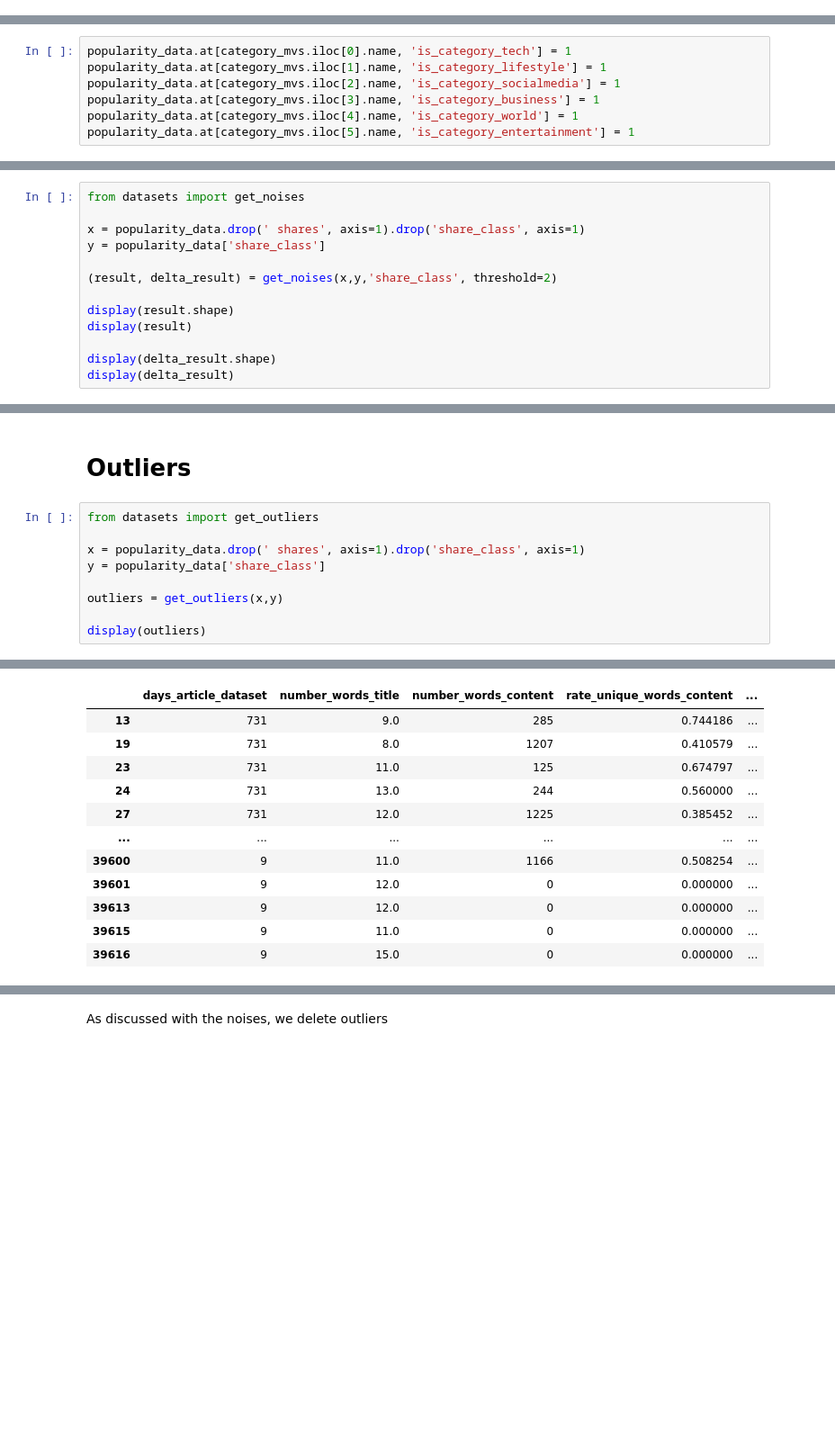
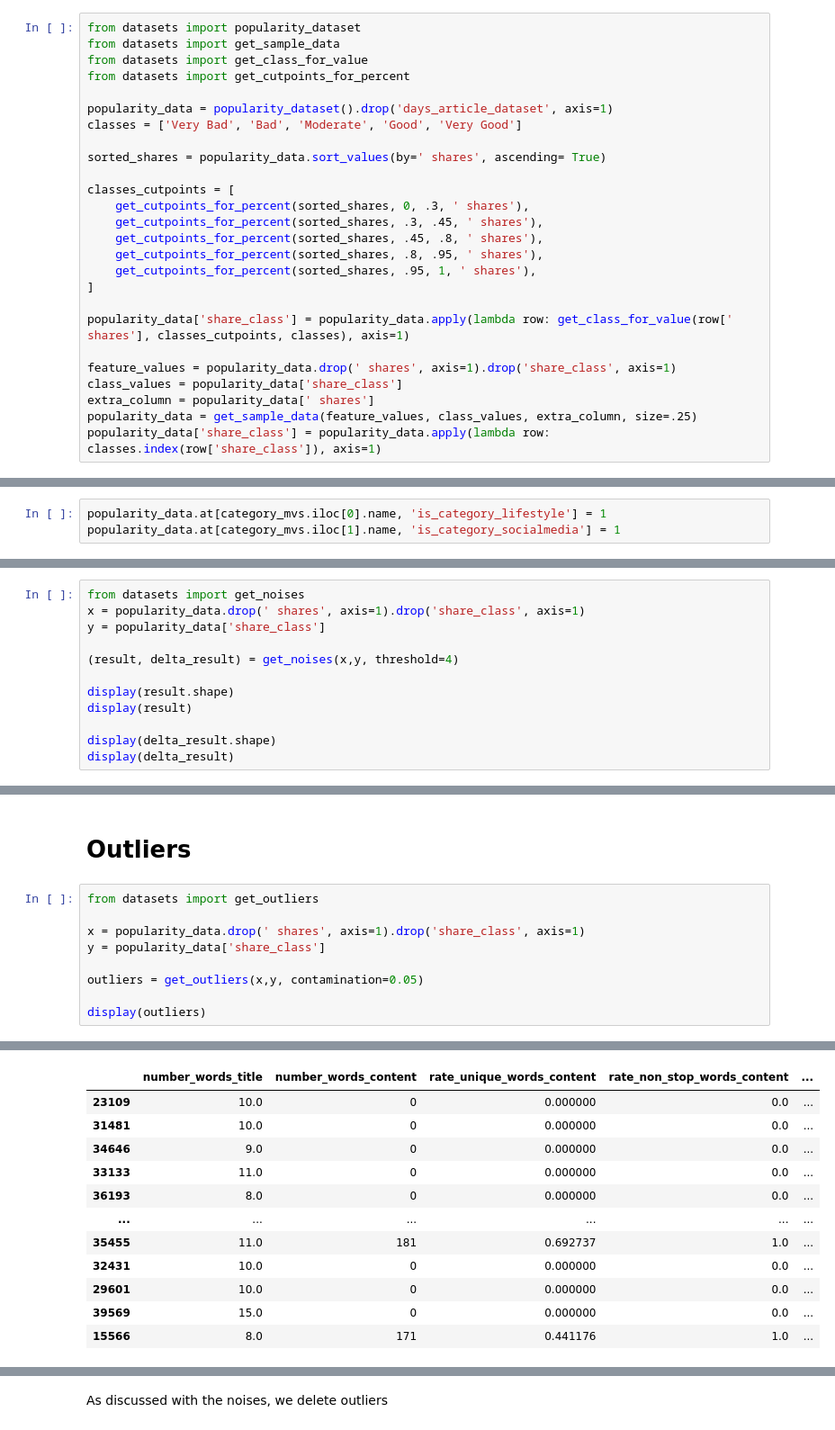
Before and after one commit to proohit/trends-in-ds-team1, a Jupyter notebook: onp_preprocessing.ipynb, the cells around one changed output, grey strips where cells are left out. Shown: that part at 90% size. Drawn from its saved outputs; the diff is of its cells as text; blank space fills up the shorter version.

Commit message:
adapt outlier, noises to new sample, fix errors

```diff
--- a/onp_preprocessing.ipynb
+++ b/onp_preprocessing.ipynb
@@ -7,3 +1,29 @@ popularity_data = popularity_dataset().drop('days_article_dataset', axis=1)
+# %%
+from datasets import popularity_dataset
+from datasets import get_sample_data
+from datasets import get_class_for_value
+from datasets import get_cutpoints_for_percent
+
+popularity_data = popularity_dataset().drop('days_article_dataset', axis=1)
+classes = ['Very Bad', 'Bad', 'Moderate', 'Good', 'Very Good']
+
+sorted_shares = popularity_data.sort_values(by=' shares', ascending= True)
+
+classes_cutpoints = [
+    get_cutpoints_for_percent(sorted_shares, 0, .3, ' shares'),
+    get_cutpoints_for_percent(sorted_shares, .3, .45, ' shares'),
+    get_cutpoints_for_percent(sorted_shares, .45, .8, ' shares'),
+    get_cutpoints_for_percent(sorted_shares, .8, .95, ' shares'),
+    get_cutpoints_for_percent(sorted_shares, .95, 1, ' shares'),
+]
+
+popularity_data['share_class'] = popularity_data.apply(lambda row: get_class_for_value(row[' shares'], classes_cutpoints, classes), axis=1)
+
+feature_values = popularity_data.drop(' shares', axis=1).drop('share_class', axis=1)
+class_values = popularity_data['share_class']
+extra_column = popularity_data[' shares']
+popularity_data = get_sample_data(feature_values, class_values, extra_column, size=.25)
+popularity_data['share_class'] = popularity_data.apply(lambda row: classes.index(row['share_class']), axis=1)
 # %% [markdown]
 MV's
 # %%
@@ -52,12 +64,8 @@ display(category_mvs[categories])
 # %% [markdown]
 ### Correct values at indexes
 # %%
-popularity_data.at[category_mvs.iloc[0].name, 'is_category_tech'] = 1
-popularity_data.at[category_mvs.iloc[1].name, 'is_category_lifestyle'] = 1
-popularity_data.at[category_mvs.iloc[2].name, 'is_category_socialmedia'] = 1
-popularity_data.at[category_mvs.iloc[3].name, 'is_category_business'] = 1
-popularity_data.at[category_mvs.iloc[4].name, 'is_category_world'] = 1
-popularity_data.at[category_mvs.iloc[5].name, 'is_category_entertainment'] = 1
+popularity_data.at[category_mvs.iloc[0].name, 'is_category_lifestyle'] = 1
+popularity_data.at[category_mvs.iloc[1].name, 'is_category_socialmedia'] = 1
 # %%
 category_mvs = get_mvs_of_features(popularity_data,categories)
 display(category_mvs[categories])
@@ -142,11 +134,10 @@ popularity_data['share_class'] = popularity_data.apply(lambda row: classes.index
 # Noise
 # %%
 from datasets import get_noises
-
 x = popularity_data.drop(' shares', axis=1).drop('share_class', axis=1)
 y = popularity_data['share_class']
 
-(result, delta_result) = get_noises(x,y,'share_class', threshold=2)
+(result, delta_result) = get_noises(x,y, threshold=4)
 
 display(result.shape)
 display(result)
@@ -199,7 +190,7 @@ from datasets import get_outliers
 x = popularity_data.drop(' shares', axis=1).drop('share_class', axis=1)
 y = popularity_data['share_class']
 
-outliers = get_outliers(x,y)
+outliers = get_outliers(x,y, contamination=0.05)
 
 display(outliers)
 # %% [output]
@@ -207,12 +198,12 @@ Inliers:  32495 Outliers: 3611
-|  | days_article_dataset | number_words_title | number_words_content | rate_unique_words_content | ... |
-| 13 | 731 | 9.0 | 285 | 0.744186 | ... |
-| 19 | 731 | 8.0 | 1207 | 0.410579 | ... |
-| 23 | 731 | 11.0 | 125 | 0.674797 | ... |
-| 24 | 731 | 13.0 | 244 | 0.560000 | ... |
-| 27 | 731 | 12.0 | 1225 | 0.385452 | ... |
+|  | number_words_title | number_words_content | rate_unique_words_content | rate_non_stop_words_content | ... |
+| 23109 | 10.0 | 0 | 0.000000 | 0.0 | ... |
+| 31481 | 10.0 | 0 | 0.000000 | 0.0 | ... |
+| 34646 | 9.0 | 0 | 0.000000 | 0.0 | ... |
+| 33133 | 11.0 | 0 | 0.000000 | 0.0 | ... |
+| 36193 | 8.0 | 0 | 0.000000 | 0.0 | ... |
 | ... | ... | ... | ... | ... | ... |
-| 39600 | 9 | 11.0 | 1166 | 0.508254 | ... |
-| 39601 | 9 | 12.0 | 0 | 0.000000 | ... |
-| 39613 | 9 | 12.0 | 0 | 0.000000 | ... |
-| 39615 | 9 | 11.0 | 0 | 0.000000 | ... |
-| 39616 | 9 | 15.0 | 0 | 0.000000 | ... |
+| 35455 | 11.0 | 181 | 0.692737 | 1.0 | ... |
+| 32431 | 10.0 | 0 | 0.000000 | 0.0 | ... |
+| 29601 | 10.0 | 0 | 0.000000 | 0.0 | ... |
+| 39569 | 15.0 | 0 | 0.000000 | 0.0 | ... |
+| 15566 | 8.0 | 171 | 0.441176 | 1.0 | ... |
```
Also changed, not shown: parts of 16 cells of this notebook, 1 other file.
